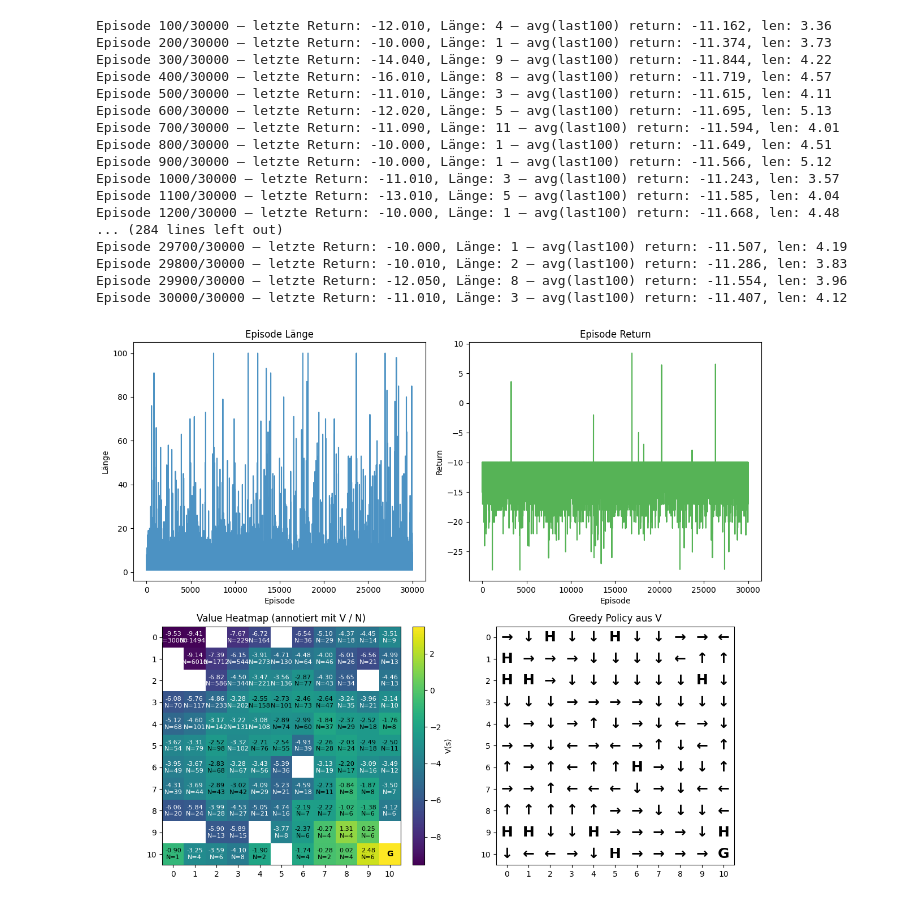
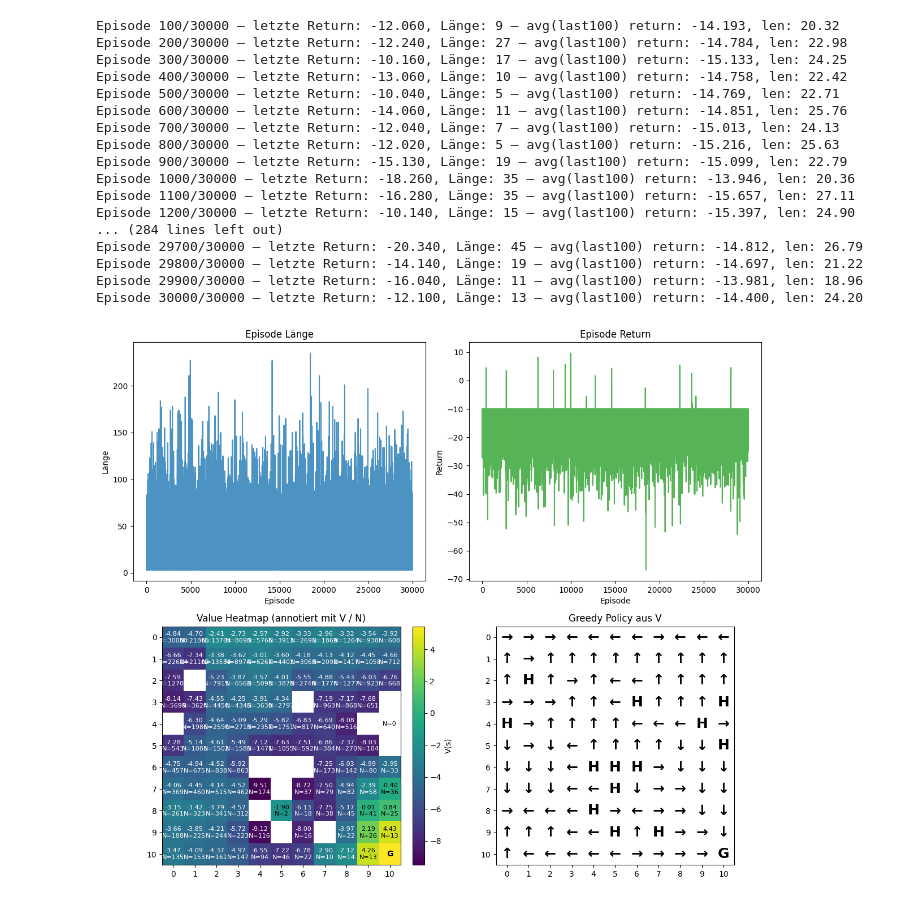
Before and after one commit to mocatex/zhaw-reinforcement-learning, a Jupyter notebook: lab_value_iteration/monte_carlo_random.ipynb, the cells around one changed output. Saved outputs shown, nothing was run; the diff lists cells and outputs as text; code cells hidden in the pictures.

Commit message:
Kleine Anpassungen, max_step gefixt

```diff
--- a/lab_value_iteration/monte_carlo_random.ipynb
+++ b/lab_value_iteration/monte_carlo_random.ipynb
@@ -34,31 +34,31 @@ Episode 10000/10000 — letzte Return: -10.000, Länge: 1 — avg(last100) retur
 # %%
-env_a_random_big = helperff.make_env(is_slippery=False, map_size=11, proba_frozen=0.85, seed=42)
+env_a_random_big = helperff.make_env(is_slippery=False, map_size=11, proba_frozen=0.85, seed=69, max_steps=300)
 V_b, N_b, returns_b, lengths_b = helperff.run_mc_experiment(
     env_a_random_big,
     episodes=30000,
     alpha=0.1,
     gamma=0.9,
     first_visit=True,
     greedy=False,
-    max_steps=200,
+    max_steps=300,
 )
 helperff.plot_experiment_results(env_a_random_big, V_b, N_b, returns_b, lengths_b, gamma=0.9)
 # %% [output]
-Episode 100/30000 — letzte Return: -12.010, Länge: 4 — avg(last100) return: -11.162, len: 3.36
-Episode 200/30000 — letzte Return: -10.000, Länge: 1 — avg(last100) return: -11.374, len: 3.73
-Episode 300/30000 — letzte Return: -14.040, Länge: 9 — avg(last100) return: -11.844, len: 4.22
-Episode 400/30000 — letzte Return: -16.010, Länge: 8 — avg(last100) return: -11.719, len: 4.57
-Episode 500/30000 — letzte Return: -11.010, Länge: 3 — avg(last100) return: -11.615, len: 4.11
-Episode 600/30000 — letzte Return: -12.020, Länge: 5 — avg(last100) return: -11.695, len: 5.13
-Episode 700/30000 — letzte Return: -11.090, Länge: 11 — avg(last100) return: -11.594, len: 4.01
-Episode 800/30000 — letzte Return: -10.000, Länge: 1 — avg(last100) return: -11.649, len: 4.51
-Episode 900/30000 — letzte Return: -10.000, Länge: 1 — avg(last100) return: -11.566, len: 5.12
-Episode 1000/30000 — letzte Return: -11.010, Länge: 3 — avg(last100) return: -11.243, len: 3.57
-Episode 1100/30000 — letzte Return: -13.010, Länge: 5 — avg(last100) return: -11.585, len: 4.04
-Episode 1200/30000 — letzte Return: -10.000, Länge: 1 — avg(last100) return: -11.668, len: 4.48
+Episode 100/30000 — letzte Return: -12.060, Länge: 9 — avg(last100) return: -14.193, len: 20.32
+Episode 200/30000 — letzte Return: -12.240, Länge: 27 — avg(last100) return: -14.784, len: 22.98
+Episode 300/30000 — letzte Return: -10.160, Länge: 17 — avg(last100) return: -15.133, len: 24.25
+Episode 400/30000 — letzte Return: -13.060, Länge: 10 — avg(last100) return: -14.758, len: 22.42
+Episode 500/30000 — letzte Return: -10.040, Länge: 5 — avg(last100) return: -14.769, len: 22.71
+Episode 600/30000 — letzte Return: -14.060, Länge: 11 — avg(last100) return: -14.851, len: 25.76
+Episode 700/30000 — letzte Return: -12.040, Länge: 7 — avg(last100) return: -15.013, len: 24.13
+Episode 800/30000 — letzte Return: -12.020, Länge: 5 — avg(last100) return: -15.216, len: 25.63
+Episode 900/30000 — letzte Return: -15.130, Länge: 19 — avg(last100) return: -15.099, len: 22.79
+Episode 1000/30000 — letzte Return: -18.260, Länge: 35 — avg(last100) return: -13.946, len: 20.36
+Episode 1100/30000 — letzte Return: -16.280, Länge: 35 — avg(last100) return: -15.657, len: 27.11
+Episode 1200/30000 — letzte Return: -10.140, Länge: 15 — avg(last100) return: -15.397, len: 24.90
 ... (284 lines left out)
-Episode 29700/30000 — letzte Return: -10.000, Länge: 1 — avg(last100) return: -11.507, len: 4.19
-Episode 29800/30000 — letzte Return: -10.010, Länge: 2 — avg(last100) return: -11.286, len: 3.83
-Episode 29900/30000 — letzte Return: -12.050, Länge: 8 — avg(last100) return: -11.554, len: 3.96
-Episode 30000/30000 — letzte Return: -11.010, Länge: 3 — avg(last100) return: -11.407, len: 4.12
+Episode 29700/30000 — letzte Return: -20.340, Länge: 45 — avg(last100) return: -14.812, len: 26.79
+Episode 29800/30000 — letzte Return: -14.140, Länge: 19 — avg(last100) return: -14.697, len: 21.22
+Episode 29900/30000 — letzte Return: -16.040, Länge: 11 — avg(last100) return: -13.981, len: 18.96
+Episode 30000/30000 — letzte Return: -12.100, Länge: 13 — avg(last100) return: -14.400, len: 24.20
-[figure, old version]
+[figure, new version]
```
Also changed, not shown: parts of 1 cell of this notebook, 2 other files.
